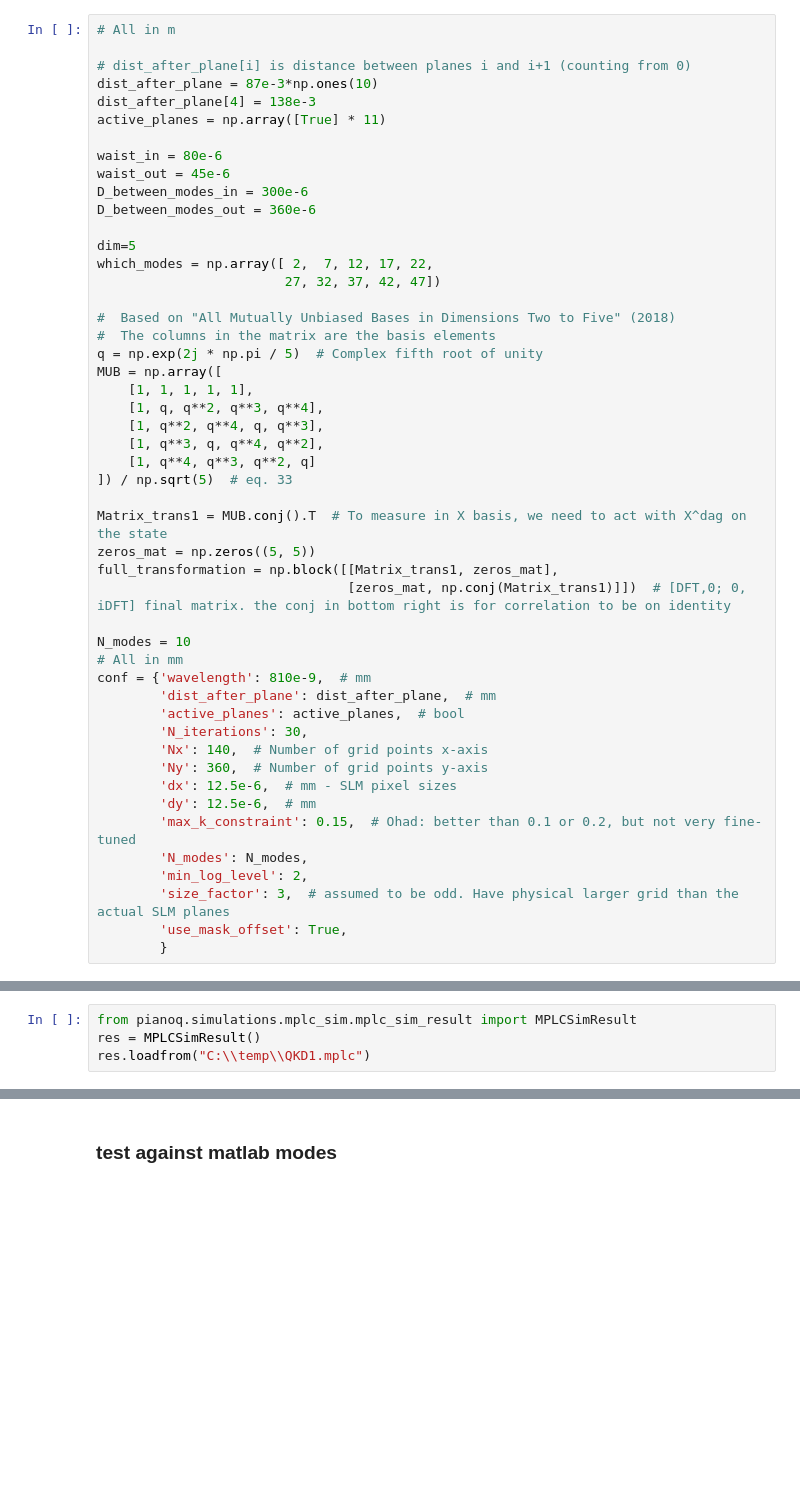
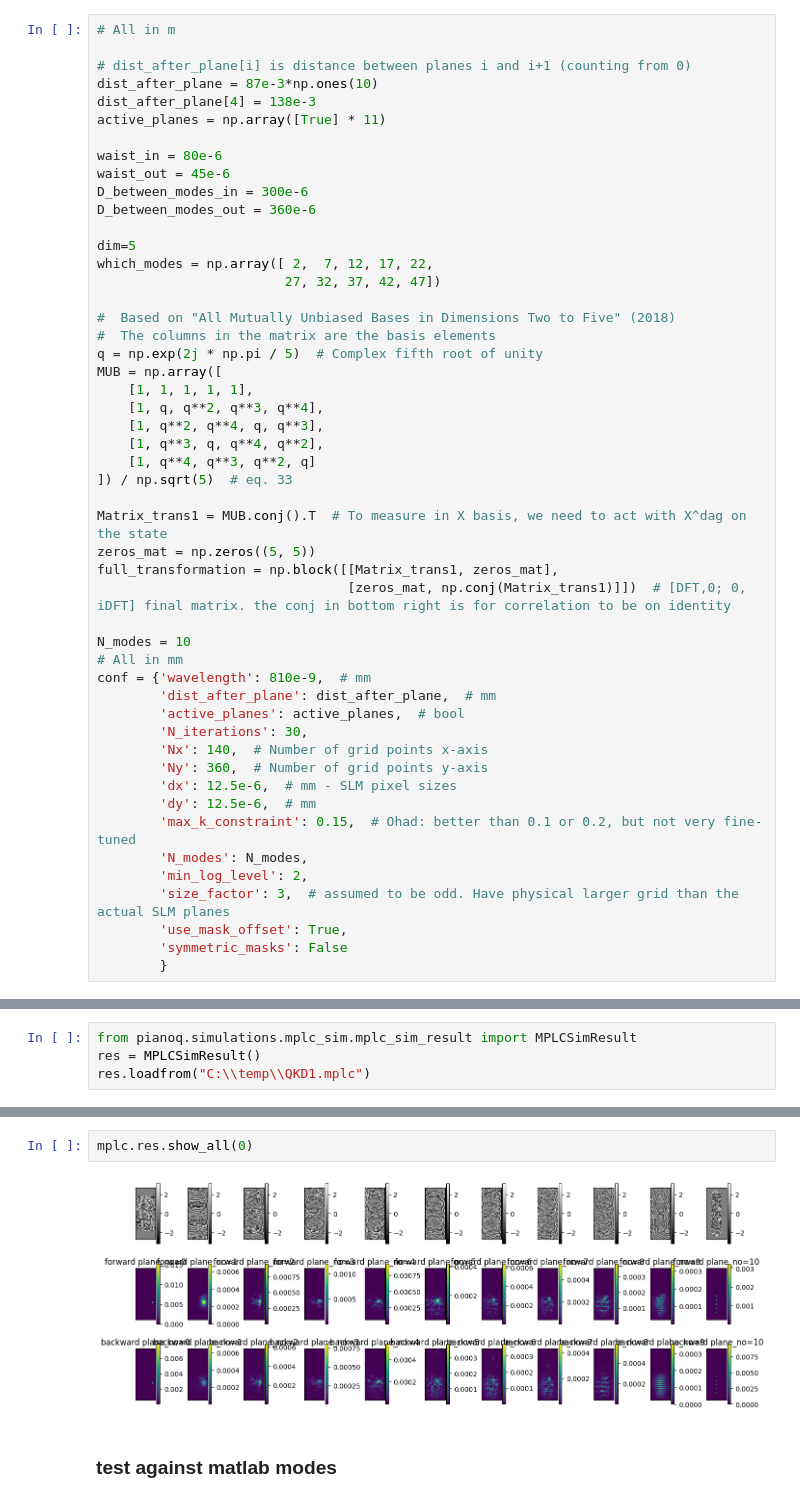
Before and after one commit to rubiaek/pianoq, a Jupyter notebook: pianoq/simulations/mplc_sim/run_wfm_QKD.ipynb, the cells around one changed output, grey strips where cells are left out. Drawn from its saved outputs; the diff is of its cells as text; blank space fills up the shorter version.

Commit message:
implemented symmetric_masks. Still need to check. Also playing a bit with the mask_offset

```diff
--- a/pianoq/simulations/mplc_sim/run_wfm_QKD.ipynb
+++ b/pianoq/simulations/mplc_sim/run_wfm_QKD.ipynb
@@ -61,6 +62,7 @@ conf = {'wavelength': 810e-9,  # mm
         'min_log_level': 2,
         'size_factor': 3,  # assumed to be odd. Have physical larger grid than the actual SLM planes
         'use_mask_offset': True,
+        'symmetric_masks': False
         }
 # %%
 mplc = MPLCSim(conf=conf)
@@ -116,3 +117,7 @@ res.show_overlap()
+# %%
+mplc.res.show_all(0)
+# %% [output]
+[figure, added]
 # %% [markdown]
 ### test against matlab modes
 # %%
```
Also changed, not shown: parts of 5 cells of this notebook, 4 other files.
